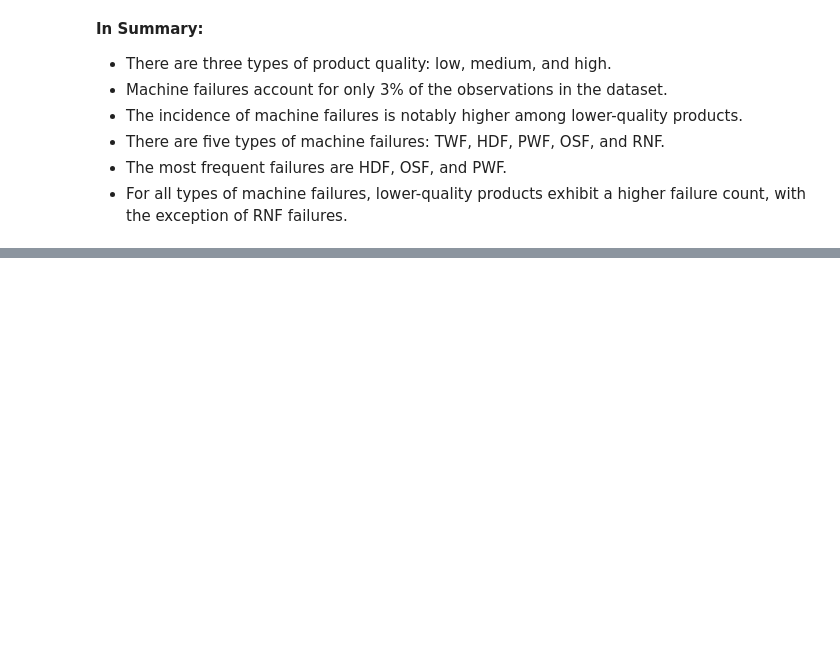
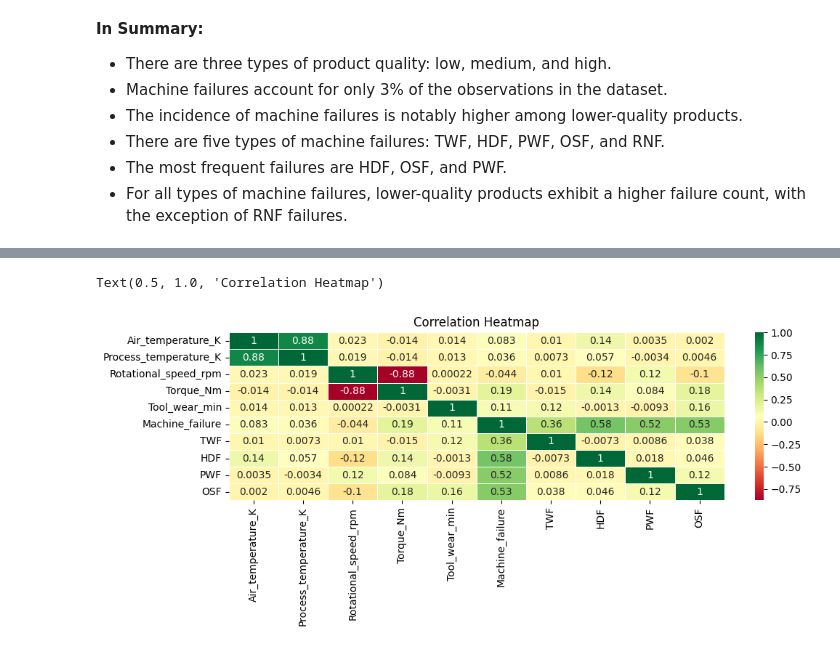
Before and after one commit to herrerovir/Predictive-maintenance-industrial-machinery, a Jupyter notebook: Predictive-maintenance-of-industrial-machinery.ipynb, the cells around one changed output, grey strips where cells are left out. Cells and saved outputs as stored; diff of their text form; code cells hidden in the pictures; blank space fills up the shorter version.

```diff
--- a/Predictive-maintenance-of-industrial-machinery.ipynb
+++ b/Predictive-maintenance-of-industrial-machinery.ipynb
@@ -422,0 +429,3 @@ predictive_maintenance = predictive_maintenance.drop("RNF", axis = 1)
+# %%
+correlations = predictive_maintenance.corr(numeric_only = True)
+correlations
@@ -422,0 +444,7 @@ predictive_maintenance = predictive_maintenance.drop("RNF", axis = 1)
+# %%
+correlation_heatmap_graph = plt.figure(figsize = (11, 3))
+sns.heatmap(correlations, linewidths = 0.5, annot = True, cmap = "RdYlGn")
+plt.title("Correlation Heatmap", size = 12)
+# %% [output]
+Text(0.5, 1.0, 'Correlation Heatmap')
+[figure, added]
```
Also changed, not shown: parts of 9 cells of this notebook.
